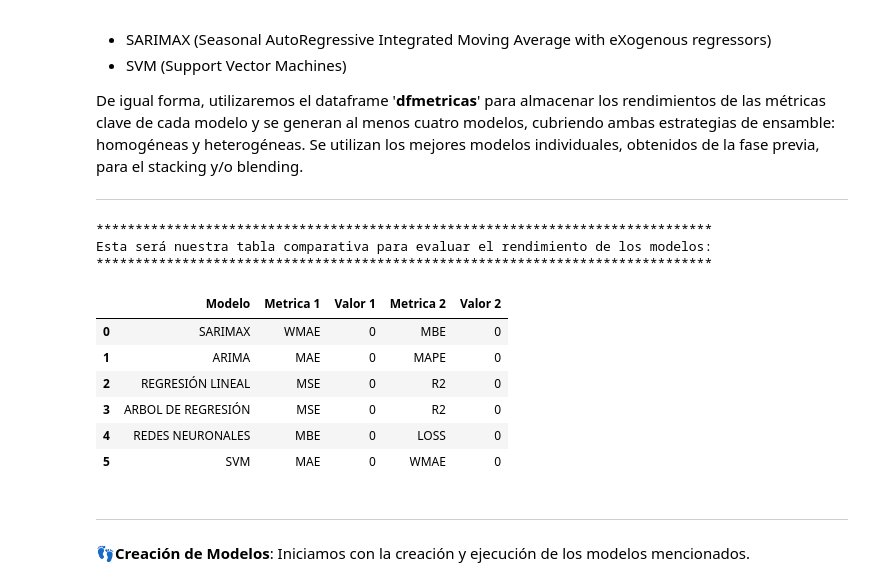
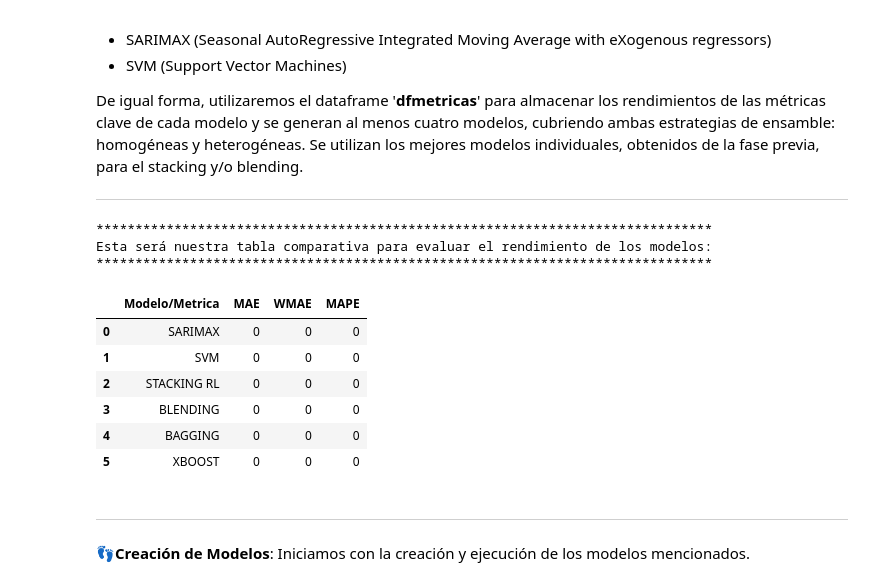
Before and after one commit to A01793509/Equipo_44, a Jupyter notebook: Avance5_44.ipynb, the cells around one changed output. Saved outputs shown, nothing was run; the diff lists cells and outputs as text; code cells hidden in the pictures.

```diff
--- a/Avance5_44.ipynb
+++ b/Avance5_44.ipynb
@@ -295,24 +289,25 @@ De igual forma, utilizaremos el dataframe '**dfmetricas**' para almacenar los re
 ---
 # %%
 #Creamos el dataframe para almacenar las diferentes metricas calculadas para cada uno de los 6 modelos
-data  = {'Modelo': ['SARIMAX','ARIMA','REGRESIÓN LINEAL','ARBOL DE REGRESIÓN','REDES NEURONALES','SVM'],'Metrica 1': ['WMAE','MAE','MSE','MSE','MBE','MAE'],'Valor 1':[0,0,0,0,0,0],'Metrica 2': ['MBE','MAPE','R2','R2','LOSS','WMAE'],'Valor 2':[0,0,0,0,0,0] }
+#data  = {'Modelo/Metrica': ['MAE','WMAE','MAPE'],'SARIMAX': [0,0,0],'SVM':[0,0,0],'STACKING RL': [0,0,0],'BLENDING':[0,0,0],'BAGGING':[0,0,0],'BOOSTING':[0,0,0] }
+data  = {'Modelo/Metrica': ['SARIMAX','SVM','STACKING RL','BLENDING','BAGGING','XBOOST'],'MAE': [0,0,0,0,0,0],'WMAE': [0,0,0,0,0,0],'MAPE': [0,0,0,0,0,0]}
 dfmetricas = pd.DataFrame(data)
 print("*******************************************************************************")
 print("Esta será nuestra tabla comparativa para evaluar el rendimiento de los modelos:")
 print("*******************************************************************************")
 
 dfmetricas
 # %% [output]
 *******************************************************************************
 Esta será nuestra tabla comparativa para evaluar el rendimiento de los modelos:
 *******************************************************************************
-|  | Modelo | Metrica 1 | Valor 1 | Metrica 2 | Valor 2 |
-| 0 | SARIMAX | WMAE | 0 | MBE | 0 |
-| 1 | ARIMA | MAE | 0 | MAPE | 0 |
-| 2 | REGRESIÓN LINEAL | MSE | 0 | R2 | 0 |
-| 3 | ARBOL DE REGRESIÓN | MSE | 0 | R2 | 0 |
-| 4 | REDES NEURONALES | MBE | 0 | LOSS | 0 |
-| 5 | SVM | MAE | 0 | WMAE | 0 |
+|  | Modelo/Metrica | MAE | WMAE | MAPE |
+| 0 | SARIMAX | 0 | 0 | 0 |
+| 1 | SVM | 0 | 0 | 0 |
+| 2 | STACKING RL | 0 | 0 | 0 |
+| 3 | BLENDING | 0 | 0 | 0 |
+| 4 | BAGGING | 0 | 0 | 0 |
+| 5 | XBOOST | 0 | 0 | 0 |
 # %% [markdown]
 
 
```
Also changed, not shown: parts of 90 cells of this notebook.
